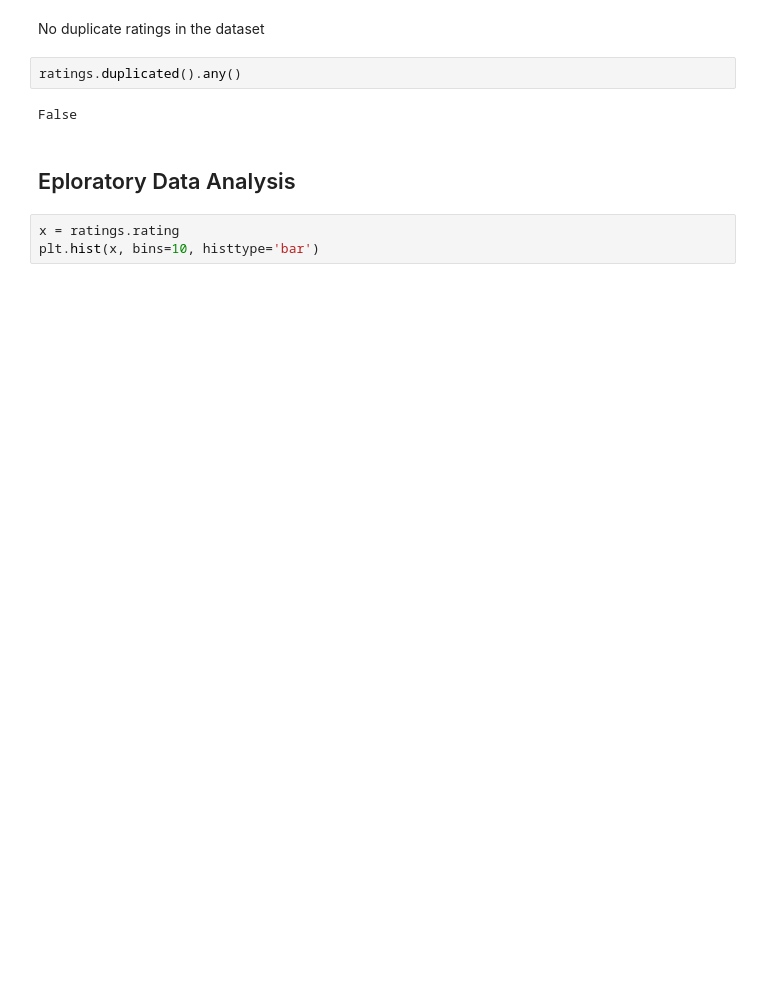
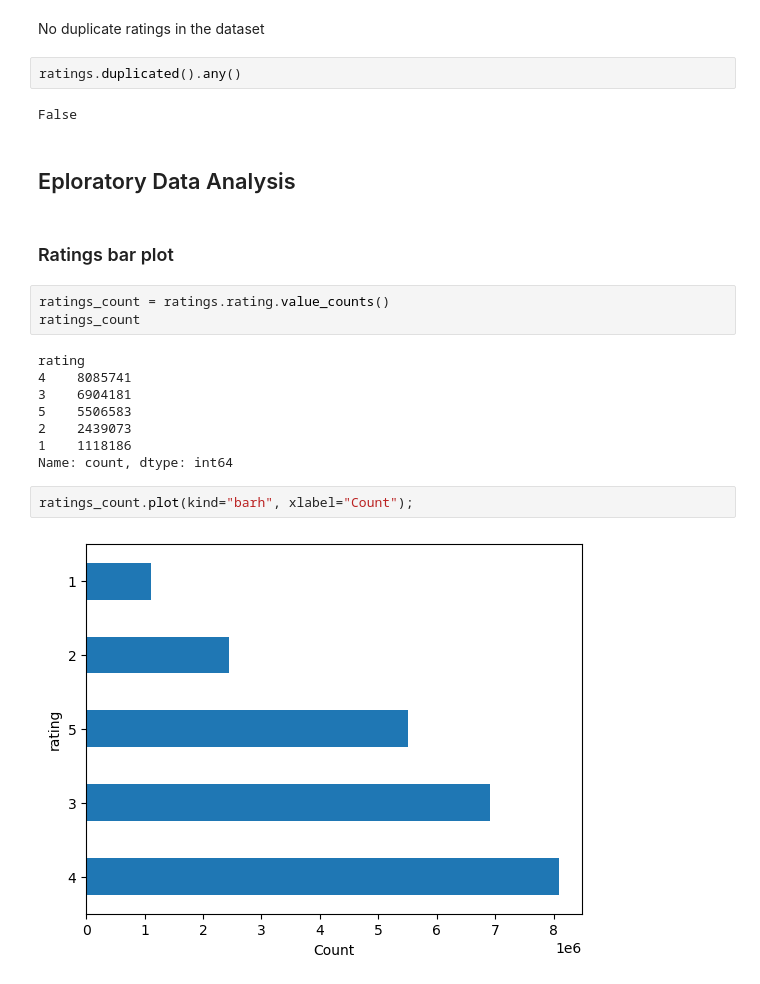
Before and after one commit to bizzfuzz/netflix-recommender, a Jupyter notebook: index.ipynb, the cells around one changed output. Cells and saved outputs as stored; diff of their text form; blank space fills up the shorter version.

```diff
--- a/index.ipynb
+++ b/index.ipynb
@@ -105,6 +111,20 @@ ratings.duplicated().any()
 False
 # %% [markdown]
 ## Eploratory Data Analysis
-# %%
-x = ratings.rating
-plt.hist(x, bins=10, histtype='bar')
+# %% [markdown]
+### Ratings bar plot
+# %%
+ratings_count = ratings.rating.value_counts()
+ratings_count
+# %% [output]
+rating
+4    8085741
+3    6904181
+5    5506583
+2    2439073
+1    1118186
+Name: count, dtype: int64
+# %%
+ratings_count.plot(kind="barh", xlabel="Count");
+# %% [output]
+[figure, added]
```
Also changed, not shown: parts of 24 cells of this notebook, 1 other file.
